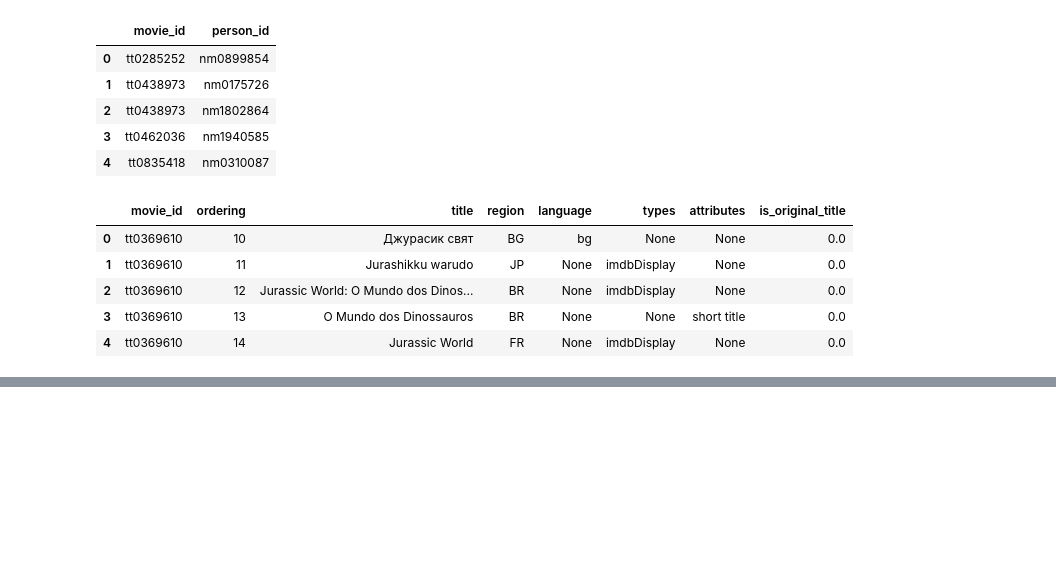
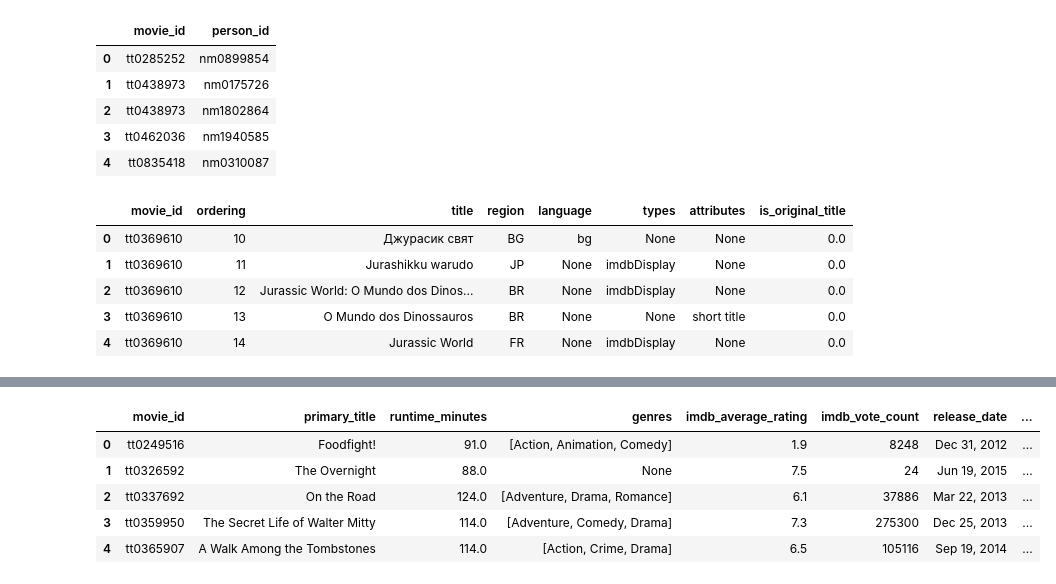
Before and after one commit to abwilliamss/AIAcademy-capstone, a Jupyter notebook: AI Academy Capstone Project - Kimberly.ipynb, the cells around one changed output, grey strips where cells are left out. Cells and saved outputs as stored; diff of their text form; code cells hidden in the pictures; blank space fills up the shorter version.

```diff
--- a/AI Academy Capstone Project - Kimberly.ipynb
+++ b/AI Academy Capstone Project - Kimberly.ipynb
@@ -166,0 +190,13 @@ LIMIT 5""", conn)
+# %%
+new_master_df['domestic_gross'] = new_master_df['domestic_gross'].str.replace(',', '').str.replace('$', '').astype(int)
+new_master_df['production_budget'] = new_master_df['production_budget'].str.replace(',', '').str.replace('$', '').astype(int)
+new_master_df['worldwide_gross'] = new_master_df['worldwide_gross'].str.replace(',', '').str.replace('$', '').astype(int)
+final_master_df = new_master_df
+final_master_df.head(5)
+# %% [output]
+|  | movie_id | primary_title | runtime_minutes | genres | imdb_average_rating | imdb_vote_count | release_date | ... |
+| 0 | tt0249516 | Foodfight! | 91.0 | [Action, Animation, Comedy] | 1.9 | 8248 | Dec 31, 2012 | ... |
+| 1 | tt0326592 | The Overnight | 88.0 | None | 7.5 | 24 | Jun 19, 2015 | ... |
+| 2 | tt0337692 | On the Road | 124.0 | [Adventure, Drama, Romance] | 6.1 | 37886 | Mar 22, 2013 | ... |
+| 3 | tt0359950 | The Secret Life of Walter Mitty | 114.0 | [Adventure, Comedy, Drama] | 7.3 | 275300 | Dec 25, 2013 | ... |
+| 4 | tt0365907 | A Walk Among the Tombstones | 114.0 | [Action, Crime, Drama] | 6.5 | 105116 | Sep 19, 2014 | ... |
```
Also changed, not shown: parts of 3 cells of this notebook.
